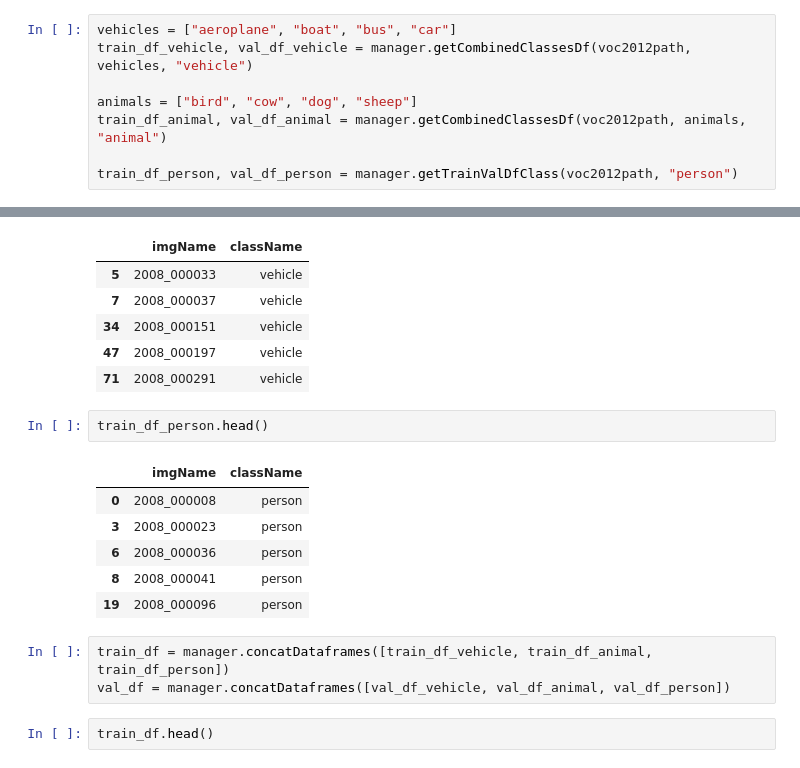
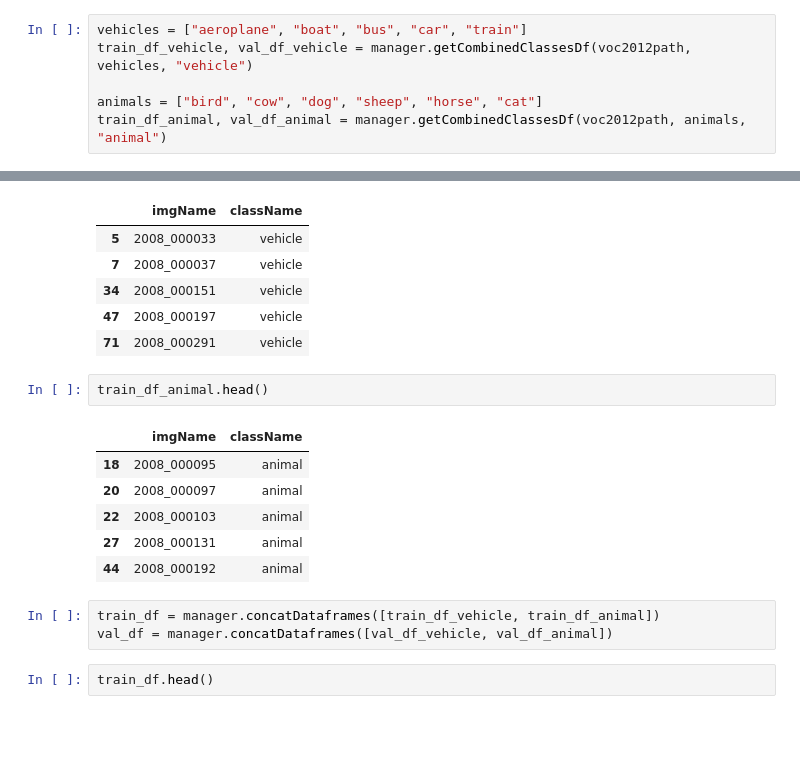
Before and after one commit to Apiquet/Tracking_SSD_ReID, a Jupyter notebook: test_DBManager.ipynb, the cells around one changed output, grey strips where cells are left out. Cells and saved outputs as stored; diff of their text form; blank space fills up the shorter version.

```diff
--- a/test_DBManager.ipynb
+++ b/test_DBManager.ipynb
@@ -4,12 +4,10 @@ voc2012path = "C:/Users/antho/Documents/GitHub/data/VOCdevkit/VOC2012/"
 # %%
 manager = DBManager()
 # %%
-vehicles = ["aeroplane", "boat", "bus", "car"]
+vehicles = ["aeroplane", "boat", "bus", "car", "train"]
 train_df_vehicle, val_df_vehicle = manager.getCombinedClassesDf(voc2012path, vehicles, "vehicle")
 
-animals = ["bird", "cow", "dog", "sheep"]
+animals = ["bird", "cow", "dog", "sheep", "horse", "cat"]
 train_df_animal, val_df_animal = manager.getCombinedClassesDf(voc2012path, animals, "animal")
-
-train_df_person, val_df_person = manager.getTrainValDfClass(voc2012path, "person")
 # %%
 print("Number of vehicles (train, val): {}, {},\n\
@@ -31,17 +26,17 @@ train_df_vehicle.head()
 | 47 | 2008_000197 | vehicle |
 | 71 | 2008_000291 | vehicle |
 # %%
-train_df_person.head()
+train_df_animal.head()
 # %% [output]
 |  | imgName | className |
-| 0 | 2008_000008 | person |
-| 3 | 2008_000023 | person |
-| 6 | 2008_000036 | person |
-| 8 | 2008_000041 | person |
-| 19 | 2008_000096 | person |
+| 18 | 2008_000095 | animal |
+| 20 | 2008_000097 | animal |
+| 22 | 2008_000103 | animal |
+| 27 | 2008_000131 | animal |
+| 44 | 2008_000192 | animal |
 # %%
-train_df = manager.concatDataframes([train_df_vehicle, train_df_animal, train_df_person])
-val_df = manager.concatDataframes([val_df_vehicle, val_df_animal, val_df_person])
+train_df = manager.concatDataframes([train_df_vehicle, train_df_animal])
+val_df = manager.concatDataframes([val_df_vehicle, val_df_animal])
 # %%
 train_df.head()
 # %% [output]
```
Also changed, not shown: parts of 2 cells of this notebook, 2 other files.
